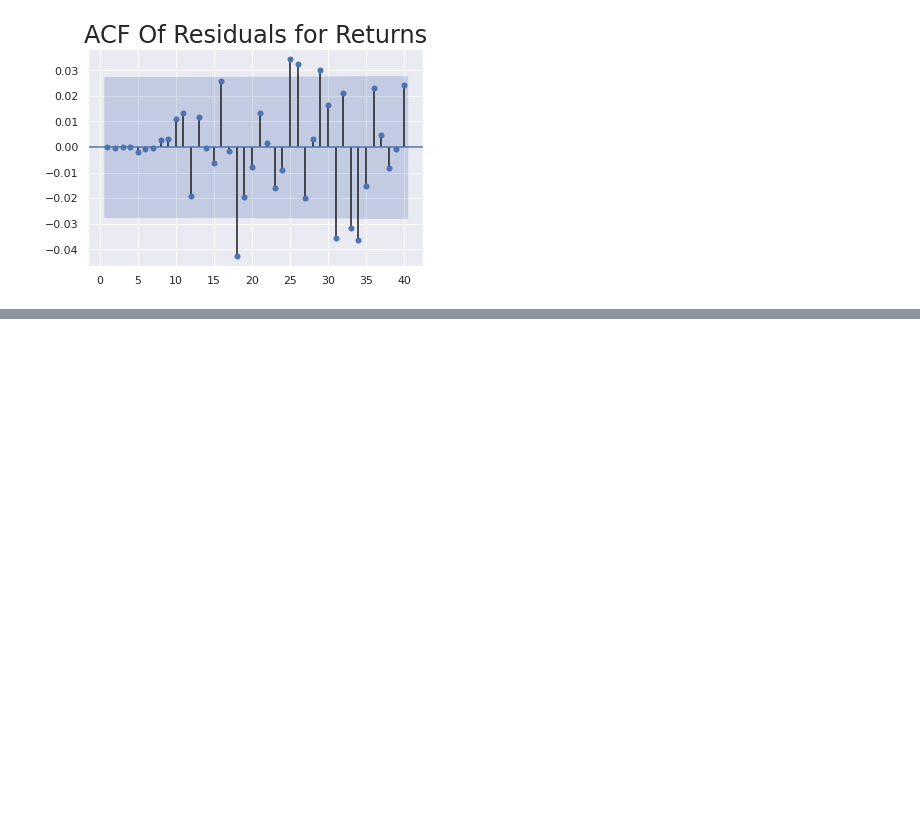
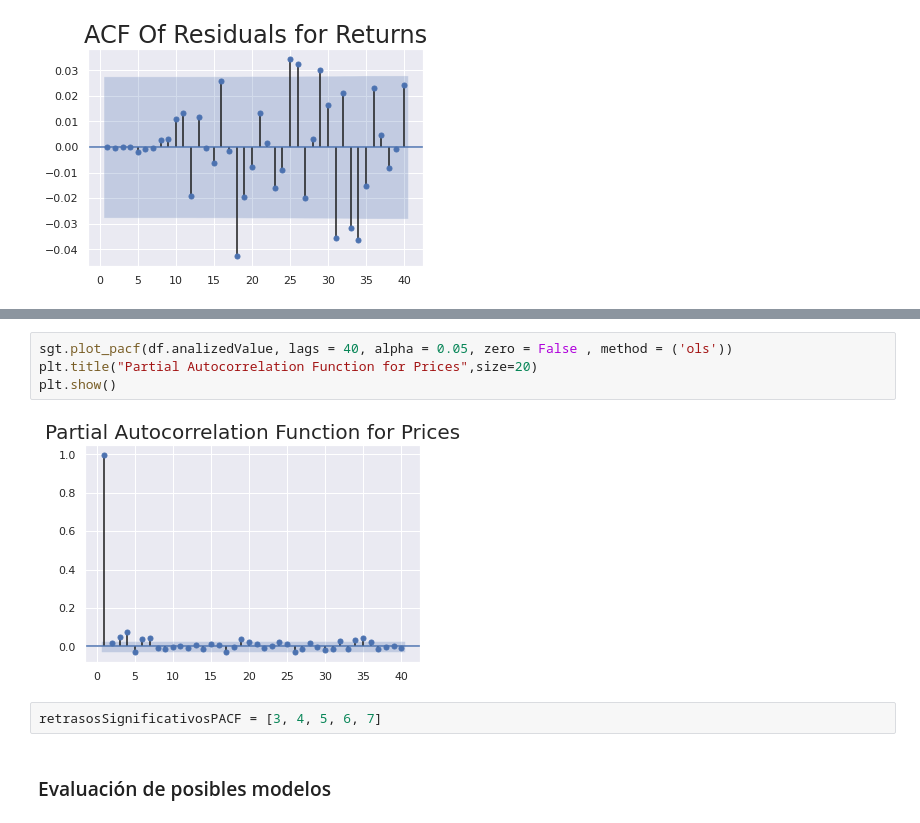
Before and after one commit to cccg8105/notebook_AD, a Jupyter notebook: template Series temporales/ARMA.ipynb, the cells around one changed output, grey strips where cells are left out. Drawn from its saved outputs; the diff is of its cells as text; blank space fills up the shorter version.

```diff
--- a/template Series temporales/ARMA.ipynb
+++ b/template Series temporales/ARMA.ipynb
@@ -261,0 +273,10 @@ plt.show()
+# %%
+sgt.plot_pacf(df.analizedValue, lags = 40, alpha = 0.05, zero = False , method = ('ols'))
+plt.title("Partial Autocorrelation Function for Prices",size=20)
+plt.show()
+# %% [output]
+[figure, added]
+# %%
+retrasosSignificativosPACF = [3, 4, 5, 6, 7]
+# %% [markdown]
+### Evaluación de posibles modelos
```
Also changed, not shown: parts of 12 cells of this notebook.
